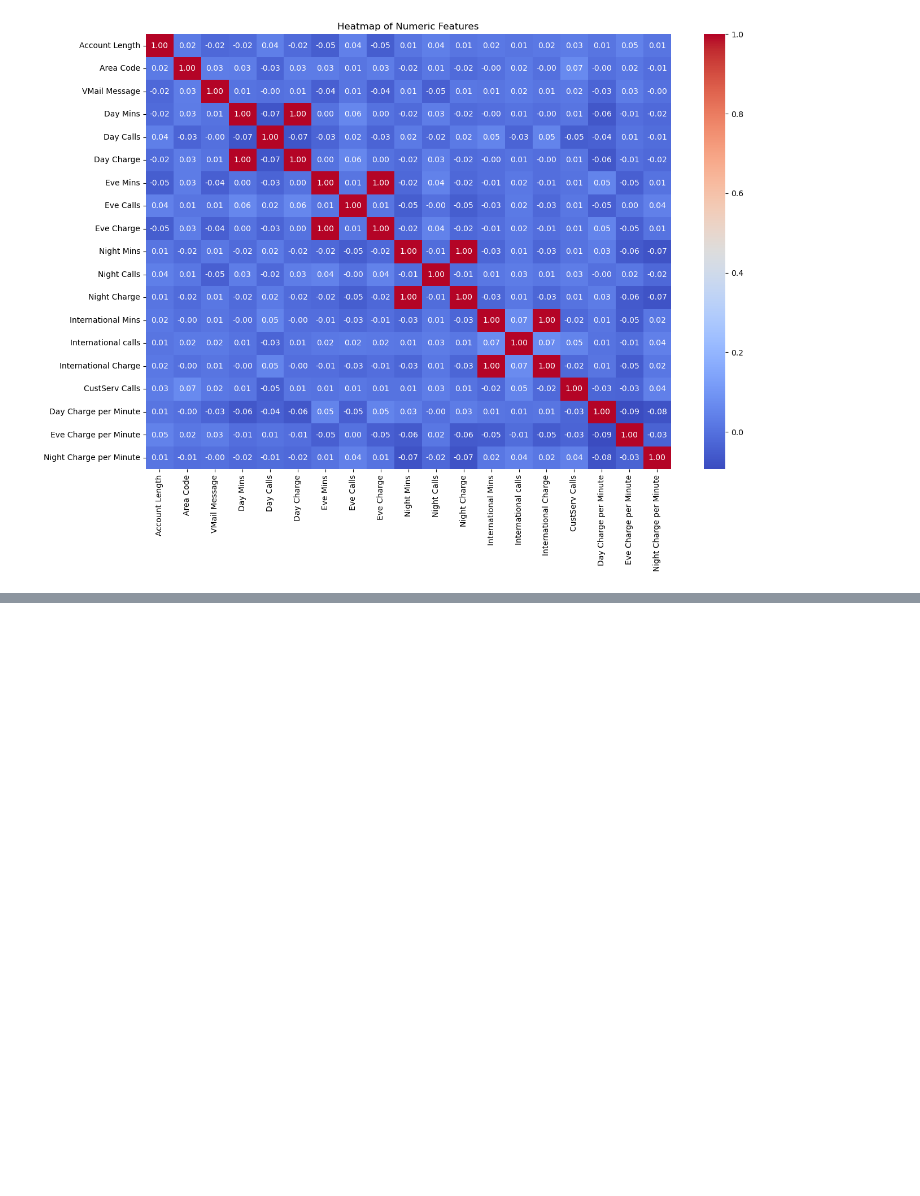
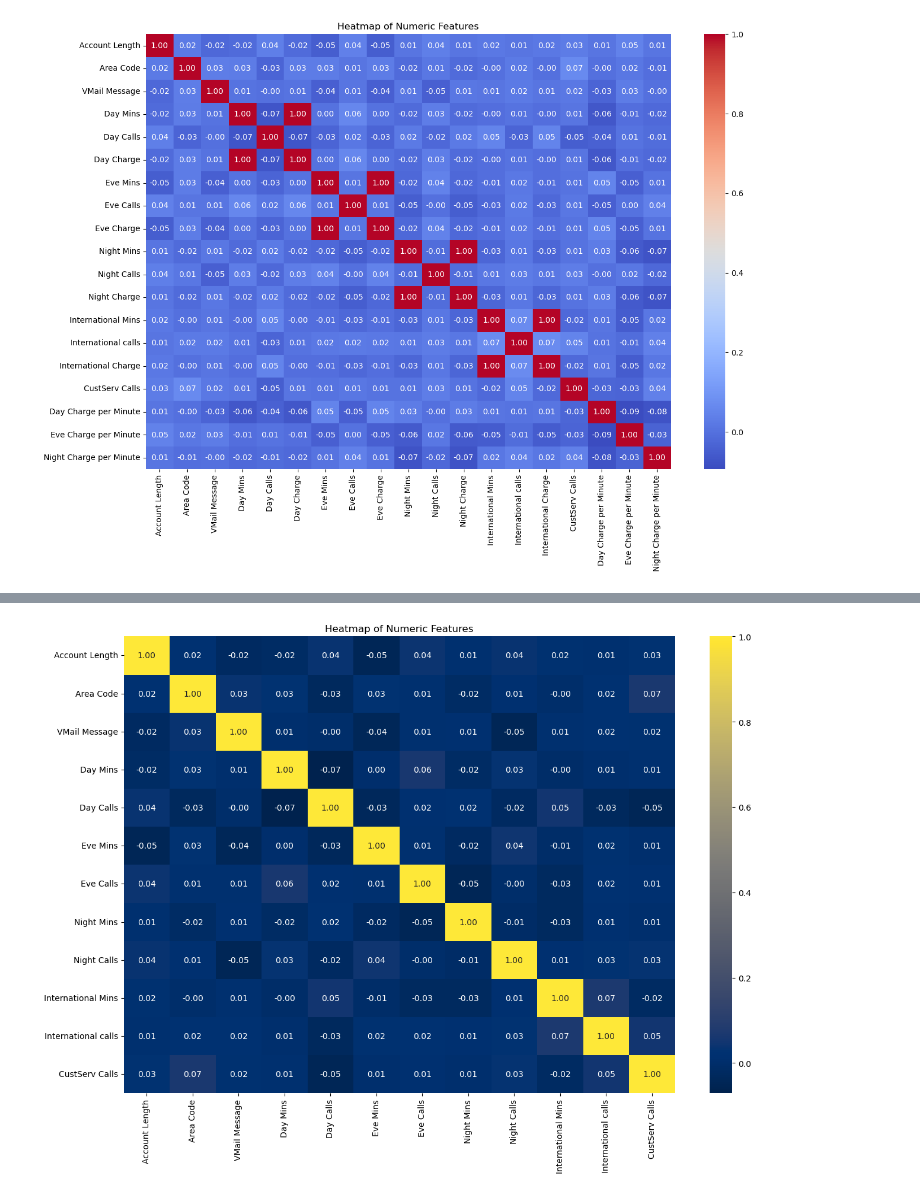
Before and after one commit to SweetyDhas/Live-Project, a Jupyter notebook: No Churn Telecom Project/No_Churn_Telecom.ipynb, the cells around one changed output, grey strips where cells are left out. Drawn from its saved outputs; the diff is of its cells as text; code cells hidden in the pictures; blank space fills up the shorter version.

```diff
--- a/No Churn Telecom Project/No_Churn_Telecom.ipynb
+++ b/No Churn Telecom Project/No_Churn_Telecom.ipynb
@@ -466,0 +470,11 @@ plt.show()
+# %%
+# Drop the specified features
+df_new = df.drop(columns=[
+    'Night Charge per Minute',
+    'Day Charge per Minute',
+    'Eve Charge per Minute',
+    'International Charge',
+    'Night Charge',
+    'Day Charge',
+    'Eve Charge', 'Phone'
+])
@@ -466,0 +490,14 @@ plt.show()
+# %%
+# Select only the numeric columns
+numeric_features = df_new.select_dtypes(include=['float64', 'int64'])
+
+# Calculate the correlation matrix
+corr_matrix = numeric_features.corr()
+
+# Create a heatmap
+plt.figure(figsize=(15, 10))
+sns.heatmap(corr_matrix, annot=True, cmap='cividis', fmt='.2f')
+plt.title('Heatmap of Numeric Features')
+plt.show()
+# %% [output]
+[figure, added]
```
Also changed, not shown: parts of 23 cells of this notebook.
